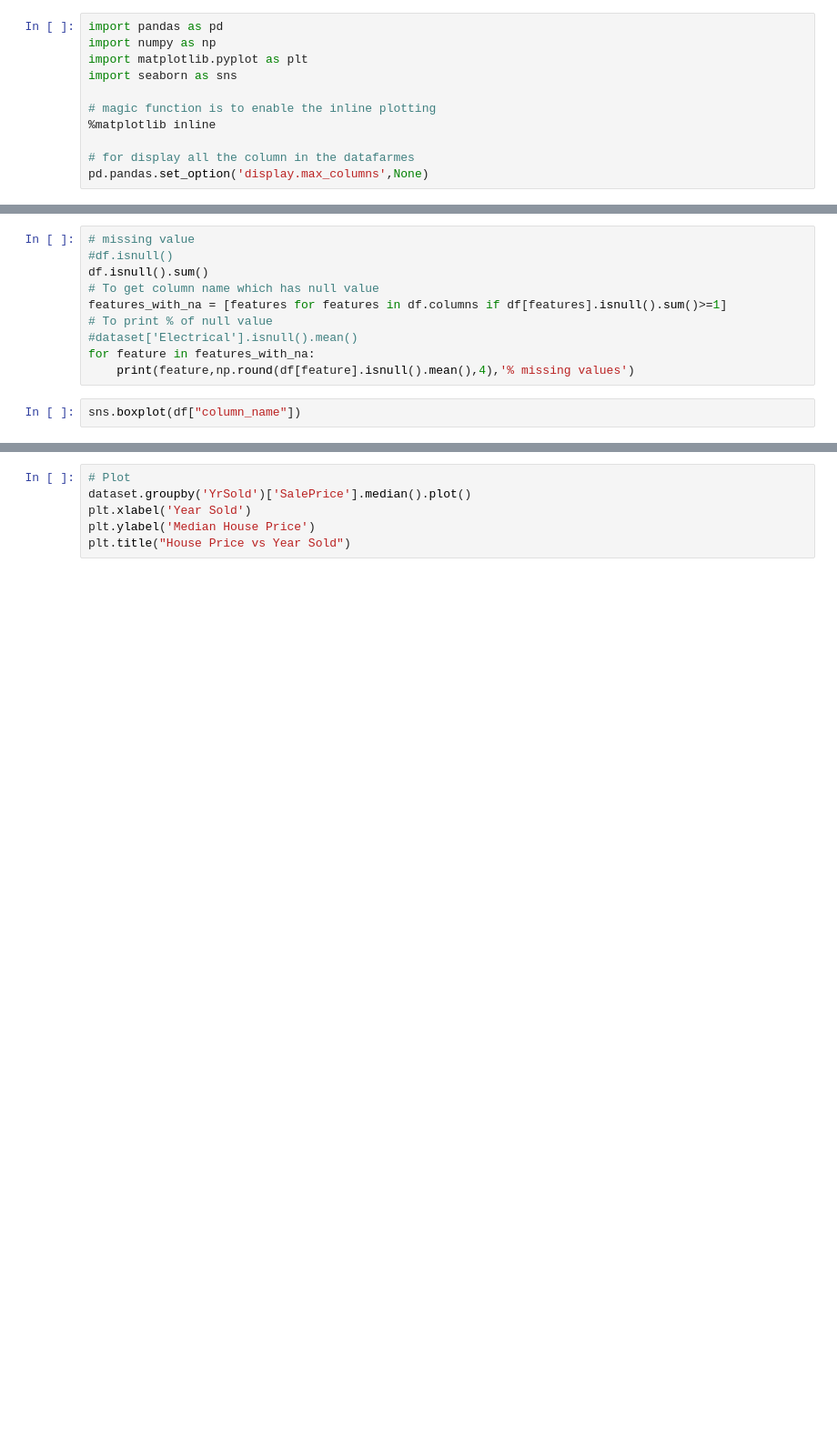
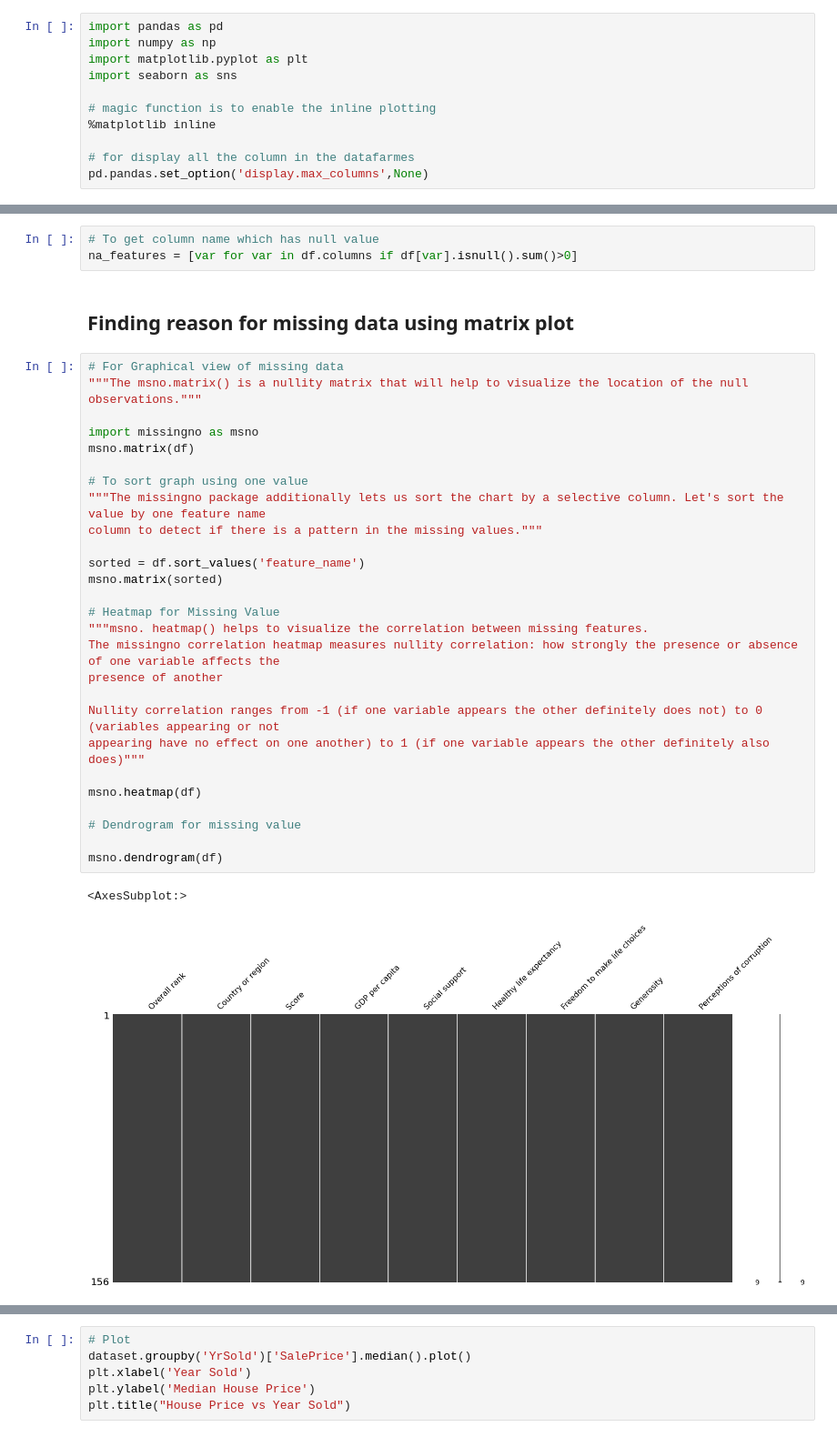
Before and after one commit to Nikhil-V98/DS_Notes, a Jupyter notebook: imp_code.ipynb, the cells around one changed output, grey strips where cells are left out. Shown: that part at 91% size. Cells and saved outputs as stored; diff of their text form; blank space fills up the shorter version.

```diff
--- a/imp_code.ipynb
+++ b/imp_code.ipynb
@@ -92,12 +137,35 @@ print("num_features ",num_features)
 # %%
-# missing value
-#df.isnull()
-df.isnull().sum()
 # To get column name which has null value
-features_with_na = [features for features in df.columns if df[features].isnull().sum()>=1]
-# To print % of null value
-#dataset['Electrical'].isnull().mean()
-for feature in features_with_na:
-    print(feature,np.round(df[feature].isnull().mean(),4),'% missing values')
+na_features = [var for var in df.columns if df[var].isnull().sum()>0]
-# %%
-sns.boxplot(df["column_name"])
+# %% [markdown]
+## Finding reason for missing data using matrix plot
+# %%
+# For Graphical view of missing data
+"""The msno.matrix() is a nullity matrix that will help to visualize the location of the null observations."""
+
+import missingno as msno
+msno.matrix(df)
+
+# To sort graph using one value
+"""The missingno package additionally lets us sort the chart by a selective column. Let's sort the value by one feature name
+column to detect if there is a pattern in the missing values."""
+
+sorted = df.sort_values('feature_name')
+msno.matrix(sorted)
+
+# Heatmap for Missing Value
+"""msno. heatmap() helps to visualize the correlation between missing features.
+The missingno correlation heatmap measures nullity correlation: how strongly the presence or absence of one variable affects the
+presence of another
+
+Nullity correlation ranges from -1 (if one variable appears the other definitely does not) to 0 (variables appearing or not
+appearing have no effect on one another) to 1 (if one variable appears the other definitely also does)"""
+
+msno.heatmap(df)
+
+# Dendrogram for missing value
+
+msno.dendrogram(df)
+# %% [output]
+<AxesSubplot:>
+[figure, added]
```
Also changed, not shown: parts of 34 cells of this notebook.
